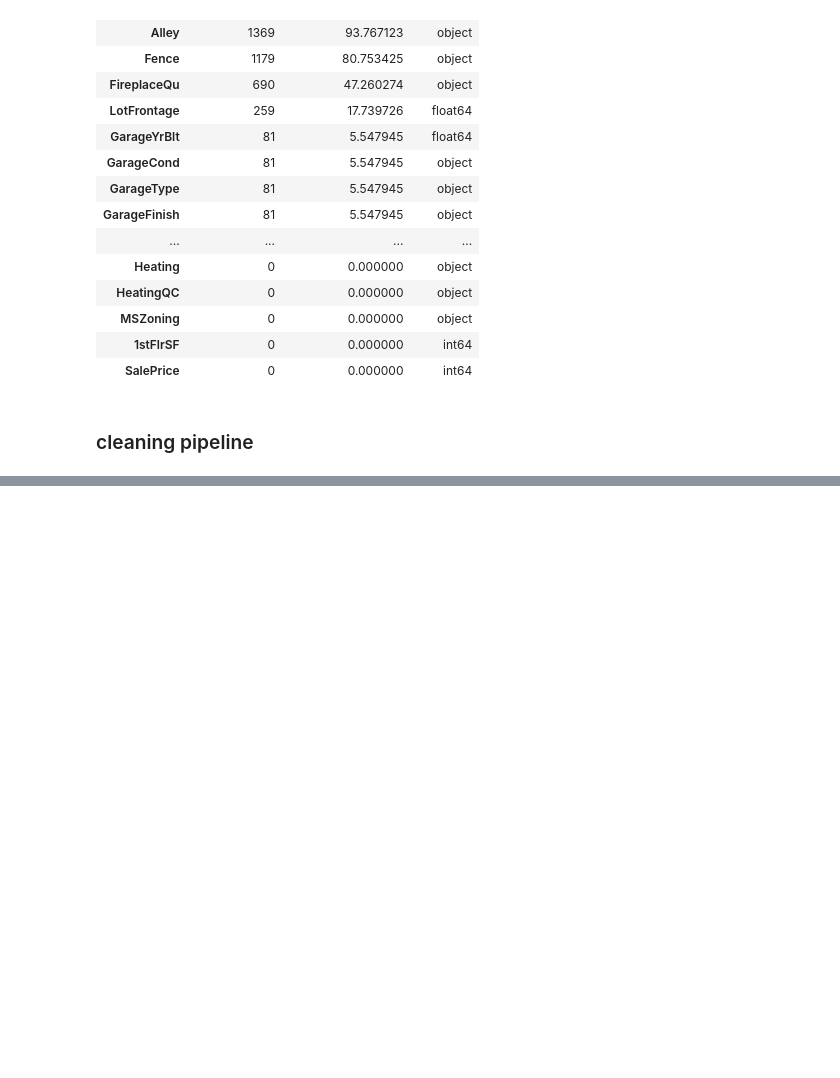
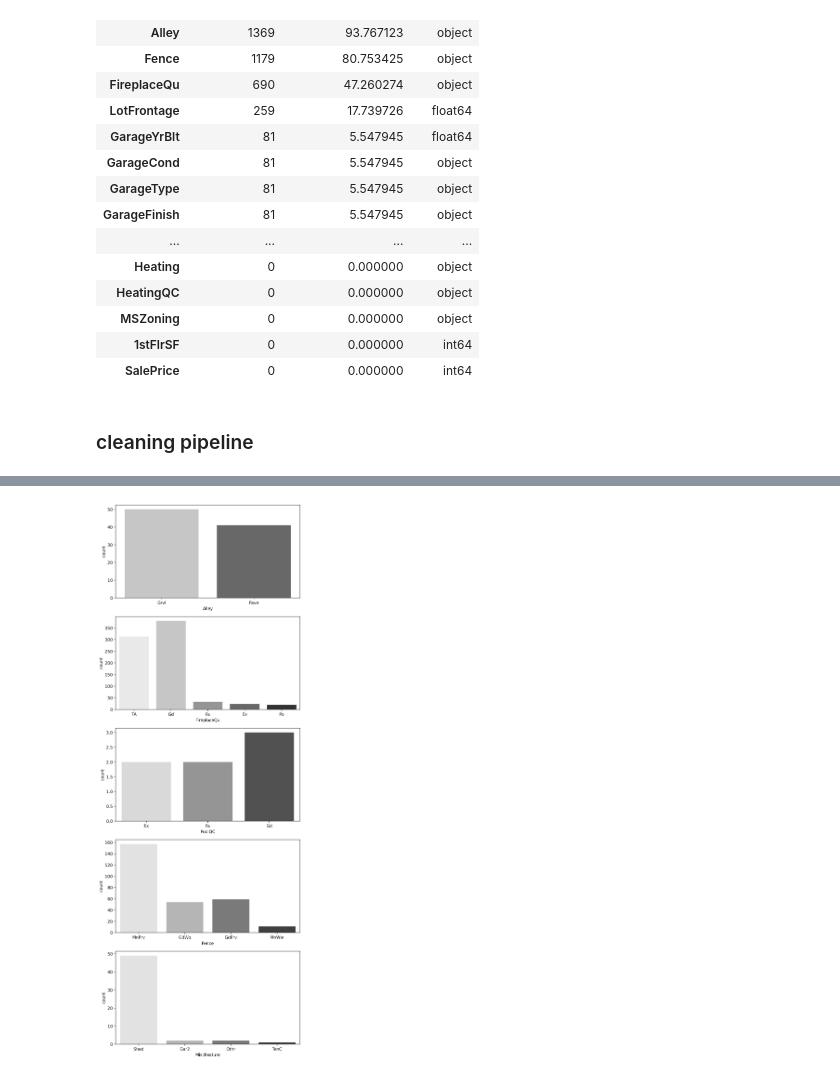
Before and after one commit to ashen007/HousePricePrediction, a Jupyter notebook: cleaning/notebooks/cleaning pipeline.ipynb, the cells around one changed output, grey strips where cells are left out. Drawn from its saved outputs; the diff is of its cells as text; code cells hidden in the pictures; blank space fills up the shorter version.

Commit message:
impute arbitrary values

```diff
--- a/cleaning/notebooks/cleaning pipeline.ipynb
+++ b/cleaning/notebooks/cleaning pipeline.ipynb
@@ -104,0 +85,15 @@ array([dtype('int64'), dtype('O'), dtype('float64'), dtype('int64'),
+# %%
+missing_most_cat_var = missing_matrix[missing_matrix['missing percentage'] > 40]
+
+fig, axes = plt.subplots(nrows=5, ncols=1, figsize=[8, 24], dpi=300)
+axes = axes.ravel()
+
+for i in range(len(axes)):
+    sns.countplot(x=house_train_data[missing_most_cat_var.index.values[i]],
+                  palette='Greys',
+                  ax=axes[i])
+
+plt.savefig('../graph/class_balance_before.png')
+plt.show()
+# %% [output]
+[figure, added]
```
Also changed, not shown: parts of 5 cells of this notebook, 1 other file.
